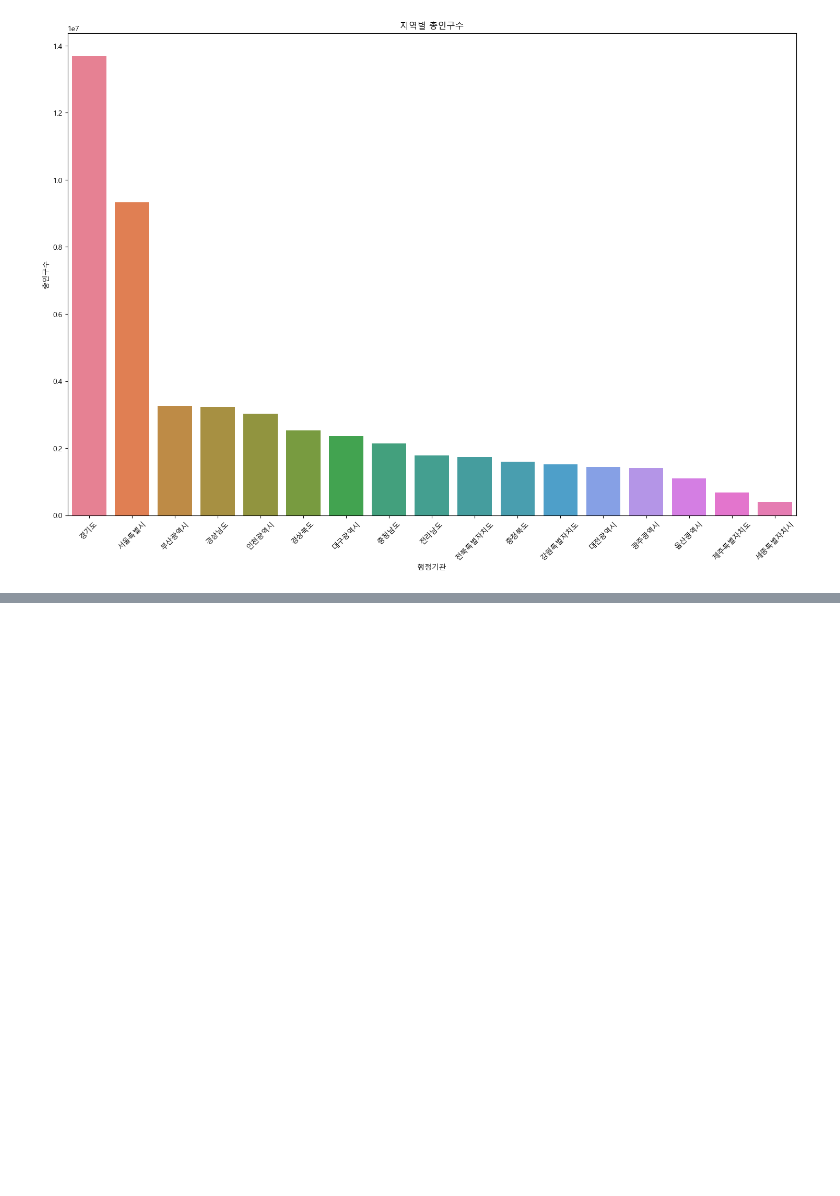
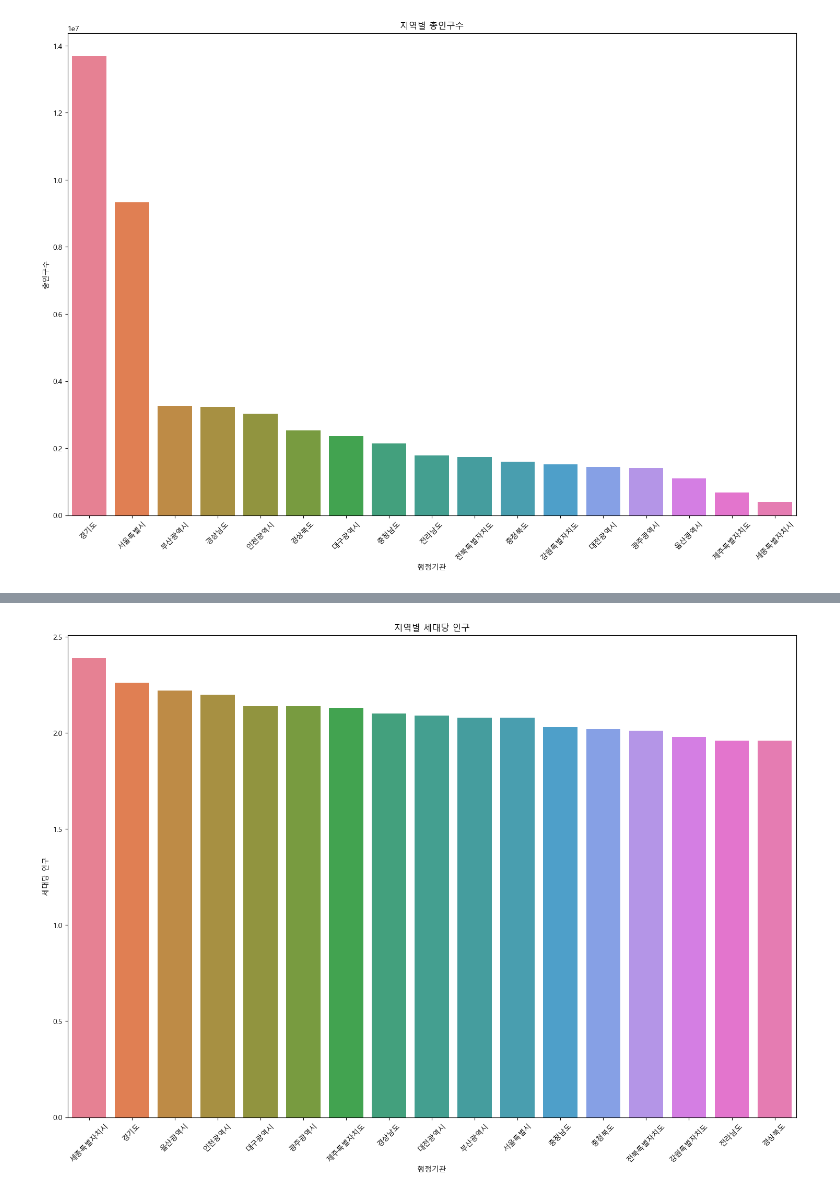
Before and after one commit to hyeonsq/Python_Webscraping_Anal, a Jupyter notebook: 연습문제_웹스크래핑/인구현황분석.ipynb, the cells around one changed output, grey strips where cells are left out. Drawn from its saved outputs; the diff is of its cells as text; code cells hidden in the pictures; blank space fills up the shorter version.

```diff
--- a/연습문제_웹스크래핑/인구현황분석.ipynb
+++ b/연습문제_웹스크래핑/인구현황분석.ipynb
@@ -48,5 +48,5 @@ plt.show()
 [figure]
 # %%
 # 2. 세대당 인구수 높은 지역 Top5
-re_df = data.loc[data['행정기관'] != '전국', ['행정기관', '총인구수']].sort_values(by='총인구수', ascending=False).reset_index(drop=True)
-re_df.head(5)
+no_df = data.loc[data['행정기관'] != '전국', ['행정기관', '세대당 인구']].sort_values(by='세대당 인구', ascending=False).reset_index(drop=True)
+no_df.head(5)
@@ -53,13 +60,15 @@ re_df.head(5)
 # %%
 
 # 2-1. 지역별 세대당 인구 Plot
 figure, axes1 = plt.subplots(nrows=1, ncols=1)
 figure.set_size_inches(18,12)
 
-pop_plot = sns.barplot(data=re_df.sort_values(by='총인구수',ascending=False),x='행정기관',y='총인구수',ax=axes1,hue='행정기관')
-pop_plot.set_title(f'지역별 총인구수')
+pop_plot = sns.barplot(data=no_df.sort_values(by='세대당 인구',ascending=False),x='행정기관',y='세대당 인구',ax=axes1,hue='행정기관')
+pop_plot.set_title(f'지역별 세대당 인구')
 
 for item in pop_plot.get_xticklabels():
     item.set_rotation(45)
 
 plt.show()
+# %% [output]
+[figure, added]
```
Also changed, not shown: parts of 6 cells of this notebook.
